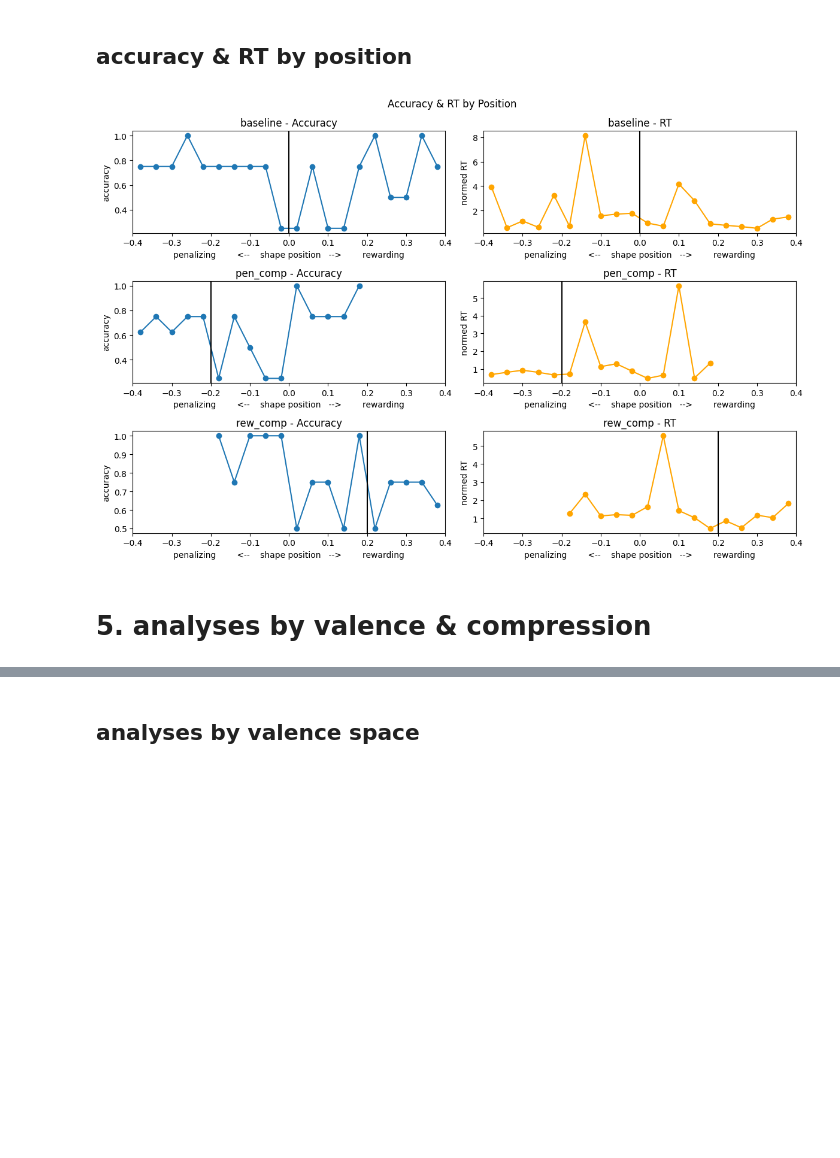
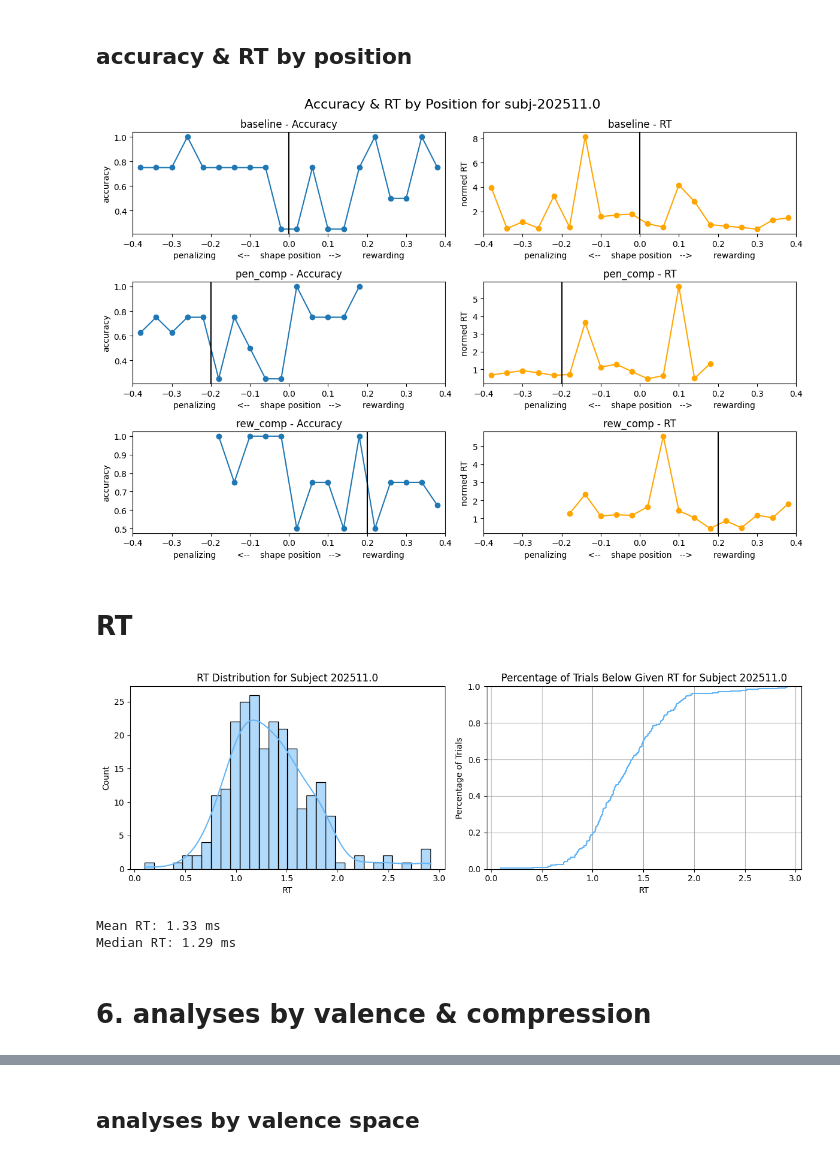
Before and after one commit to siyer7/asymmetry_design, a Jupyter notebook: code/beh_analyses.ipynb, the cells around one changed output, grey strips where cells are left out. Saved outputs shown, nothing was run; the diff lists cells and outputs as text; code cells hidden in the pictures; blank space fills up the shorter version.

```diff
--- a/code/beh_analyses.ipynb
+++ b/code/beh_analyses.ipynb
@@ -395,13 +399,44 @@ for i, (cond, cond_df) in enumerate(df_analysis.groupby('condition')):
     axs[i, 1].plot(mean_metrics['stim_pos_aligned'], mean_metrics['normed_RT'], marker='o', color='orange')
     axs[i, 1].axvline(cond_df['div_pos_aligned'].iloc[0], color='black', linestyle='-')
 
-plt.suptitle('Accuracy & RT by Position')
+plt.suptitle(f'Accuracy & RT by Position for subj-{subj}', fontsize=16)
 plt.tight_layout()
 plt.show()
 # %% [output]
-[figure, old version]
+[figure, new version]
+# %% [markdown]
+# RT
+# %%
+# distribution of RT and percentage of trials below any given time
+fig, axes = plt.subplots(1, 2, figsize=(12, 4))
+
+# RT distribution
+sns.histplot(df_analysis['trials.submit_resp.rt'], bins=30, kde=True, color='#64B5F6', ax=axes[0])
+axes[0].set_title(f'RT Distribution for Subject {subj}')
+axes[0].set_xlabel('RT')
+axes[0].set_ylabel('Count')
+
+# percentage of trials below any given time
+sns.ecdfplot(df_analysis['trials.submit_resp.rt'], color='#64B5F6', ax=axes[1])
+axes[1].set_title(f'Percentage of Trials Below Given RT for Subject {subj}')
+axes[1].set_xlabel('RT')
+axes[1].set_ylabel('Percentage of Trials')
+axes[1].grid(True)
+
+plt.tight_layout()
+plt.show()
+
+# print mean and median RT
+mean_rt = df_analysis['trials.submit_resp.rt'].mean()
+median_rt = df_analysis['trials.submit_resp.rt'].median()
+print(f'Mean RT: {mean_rt:.2f} ms')
+print(f'Median RT: {median_rt:.2f} ms')
+# %% [output]
+[figure, added]
+Mean RT: 1.33 ms
+Median RT: 1.29 ms
 # %% [markdown]
-# 5. analyses by valence & compression
+# 6. analyses by valence & compression
 # %%
 # df_plot = df_hard.copy()
 df_plot = df_analysis.copy()
```
Also changed, not shown: parts of 6 cells of this notebook, 1 other file.
